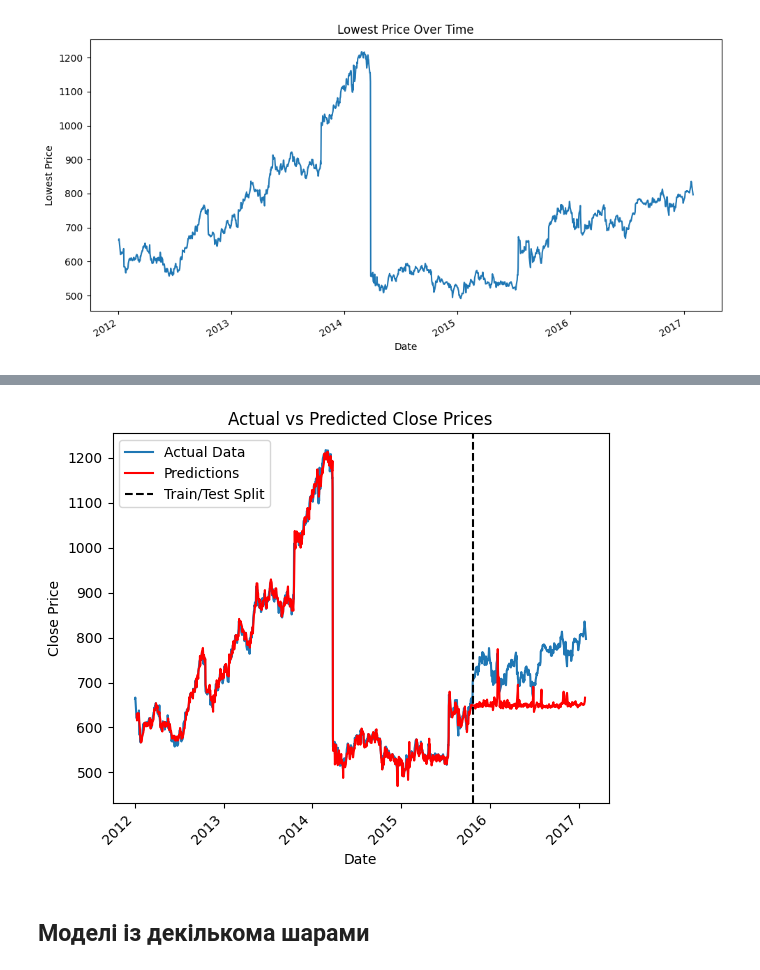
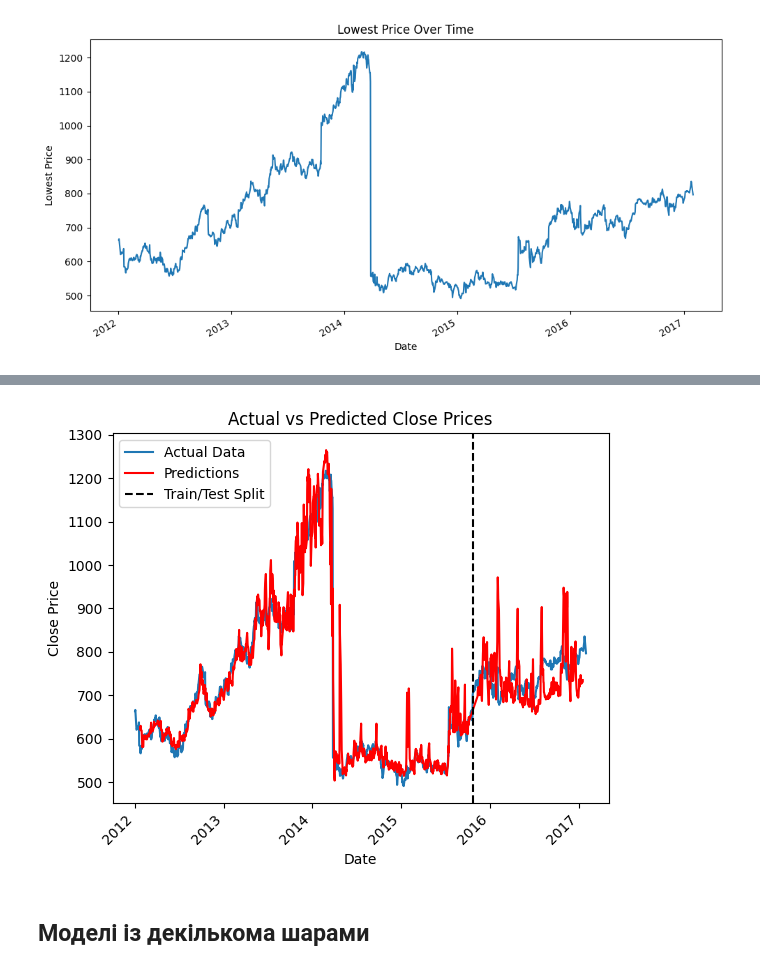
Before and after one commit to Mage-Knight/Intelligent_decision_support_systems, a Jupyter notebook: Lab2/idss-lab-2.ipynb, the cells around one changed output, grey strips where cells are left out. Drawn from its saved outputs; the diff is of its cells as text; code cells hidden in the pictures.

Commit message:
Save best model throughout epochs, not last model after training, change plot function (still doesn't work properly)

```diff
--- a/Lab2/idss-lab-2.ipynb
+++ b/Lab2/idss-lab-2.ipynb
@@ -309,2 +321,2 @@ Best parameters found: (0.001, 25, 64), with validation loss: 0.0026727243543813
 # %%
-best_rnn_model.fit(X_train_tensor, y_train_tensor, X_test_tensor, y_test_tensor, num_epochs=1000, learning_rate=best_rnn_params[0], batch_size=best_rnn_params[2])
+# best_rnn_model.fit(X_train_tensor, y_train_tensor, X_test_tensor, y_test_tensor, num_epochs=1000, learning_rate=best_rnn_params[0], batch_size=best_rnn_params[2])
@@ -558,30 +545,30 @@ class GRUModel(nn.Module, BasicRNN):
                 input_dim=X_train.shape[-1], hidden_dim=hidden_dim, output_dim=y_train.shape[-1],
                 input_sequence=INPUT_SEQUENCE, output_sequence=OUTPUT_SEQUENCE
             ).to(DEVICE)
-            model.fit(X_train, y_train, X_test, y_test, num_epochs=300, batch_size=batch_size, learning_rate=lr, verbose=False)
+            current_best_model, current_best_test_loss = model.fit(X_train, y_train, X_test, y_test, num_epochs=300, batch_size=batch_size, learning_rate=lr, verbose=False)
 
-            test_dataset = TensorDataset(X_test, y_test)
-            test_loader = DataLoader(dataset=test_dataset, batch_size=batch_size, shuffle=False)
-            val_loss = model.evaluate(test_loader, criterion)
+#             test_dataset = TensorDataset(X_test, y_test)
+#             test_loader = DataLoader(dataset=test_dataset, batch_size=batch_size, shuffle=False)
+#             val_loss = model.evaluate(test_loader, criterion)
 
-            if val_loss < best_loss:
-                best_loss = val_loss
+            if current_best_test_loss < best_loss:
+                best_loss = current_best_test_loss
                 best_params = params
-                best_model = deepcopy(model)
+                best_model = deepcopy(current_best_model)
 
         print(f'Best parameters found: {best_params}, with validation loss: {best_loss}')
         return best_params, best_model
 # %%
+parameter_grid = {
+    'lr': [0.1, 0.01, 0.001],
+    'hidden_dim': [5, 10, 15, 25],
+    'batch_size': [32, 64]
+}
 # parameter_grid = {
-#     'lr': [0.1, 0.01, 0.001],
-#     'hidden_dim': [10, 25, 50],
-#     'batch_size': [32, 64]
+#     'lr': [0.01],
+#     'hidden_dim': [10],
+#     'batch_size': [64]
 # }
-parameter_grid = {
-    'lr': [0.01],
-    'hidden_dim': [10],
-    'batch_size': [64]
-}
 
 (best_gru_params, best_gru_model) = GRUModel.find_best_parameters(
     X_train_tensor, y_train_tensor,
@@ -592,7 +579,7 @@ Best parameters found: (0.01, 10, 64), with validation loss: 0.00412995308732834
 # %%
-best_gru_model.fit(X_train_tensor, y_train_tensor,
-                    X_test_tensor, y_test_tensor,
-                    num_epochs=300,
-                    learning_rate=best_gru_params[0],
-                    batch_size=best_gru_params[2])
+# best_gru_model.fit(X_train_tensor, y_train_tensor,
+#                     X_test_tensor, y_test_tensor,
+#                     num_epochs=300,
+#                     learning_rate=best_gru_params[0],
+#                     batch_size=best_gru_params[2])
 # %% [output]
@@ -626,9 +614,9 @@ MAPE: 12.82404842058486%
 # %%
 plot_data_and_prediction(model=best_gru_model, features_scaler=feature_scaler, target_scaler=target_scaler,
                          split_index=split_index,
-                         input_sequence=input_sequence, output_sequence=output_sequence)
+                         input_sequence=INPUT_SEQUENCE, output_sequence=OUTPUT_SEQUENCE)
 # %% [output]
-[figure, old version]
+[figure, new version]
 # %% [markdown]
 ## Моделі із декількома шарами
 # %%
```
Also changed, not shown: parts of 45 cells of this notebook.
